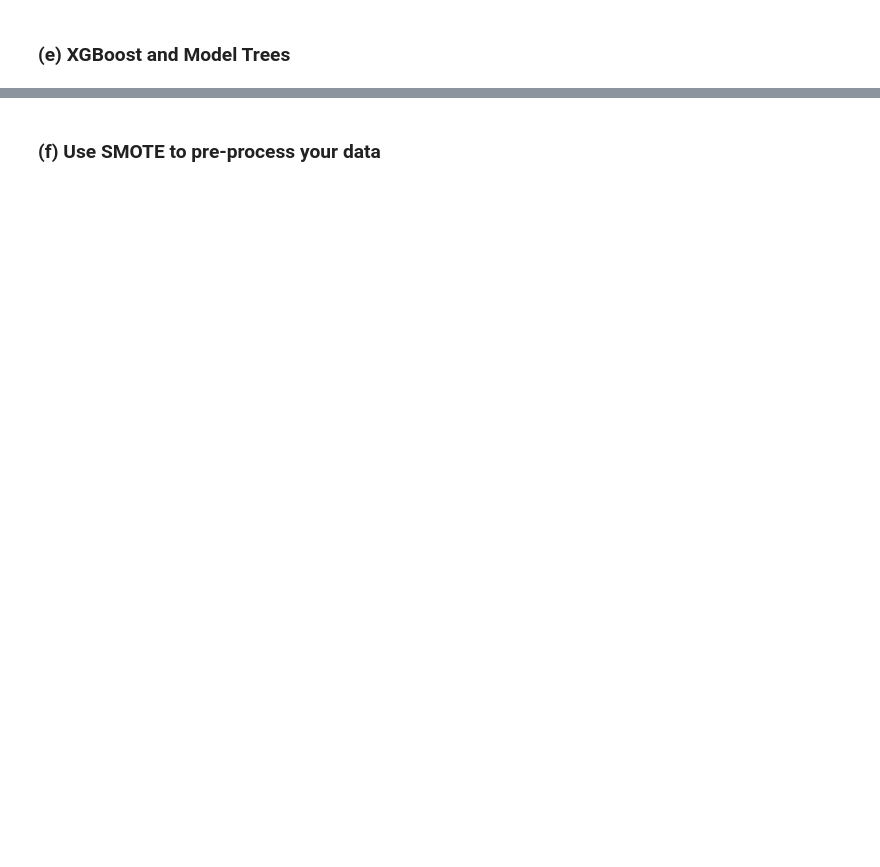
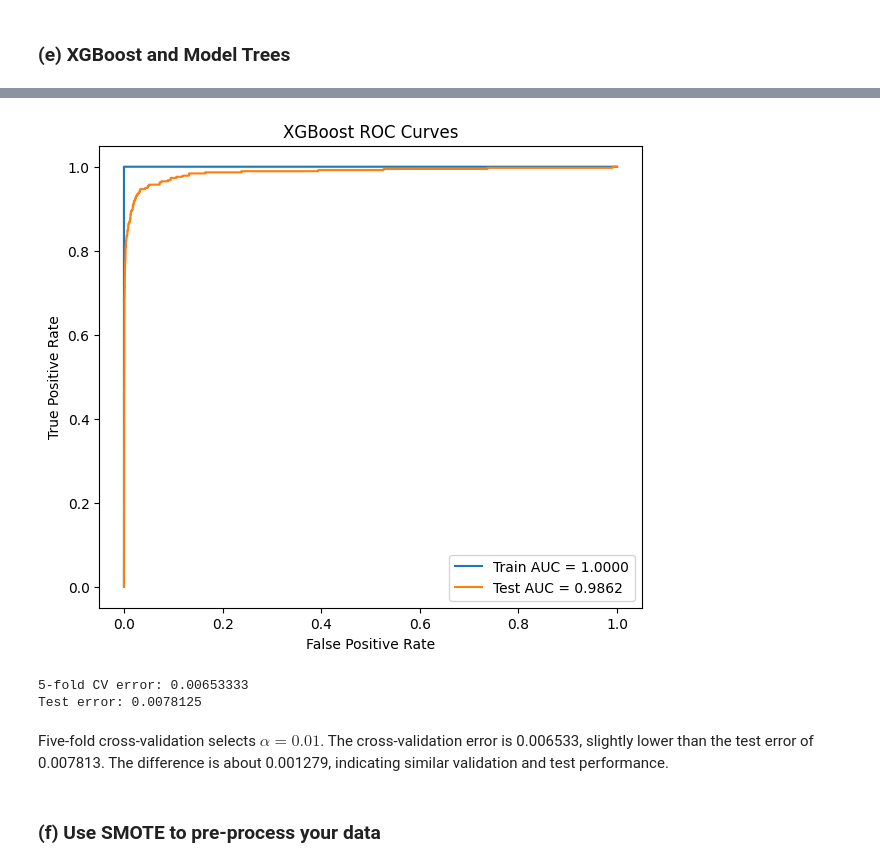
Before and after one commit to cxieusc/DSCI_552_HW6, a Jupyter notebook: notebook/Xie_Chong_HW6.ipynb, the cells around one changed output, grey strips where cells are left out. Cells and saved outputs as stored; diff of their text form; code cells hidden in the pictures; blank space fills up the shorter version.

```diff
--- a/notebook/Xie_Chong_HW6.ipynb
+++ b/notebook/Xie_Chong_HW6.ipynb
@@ -308,2 +500,34 @@ The Out of Bag error estimate is less than the test error.
+# %%
+fpr_train_e, tpr_train_e, _ = roc_curve(
+    y_train_xgb, y_prob_train_e
+)
+fpr_test_e, tpr_test_e, _ = roc_curve(
+    y_test_xgb, y_prob_test_e
+)
+
+plt.figure(figsize=(7, 6))
+plt.plot(
+    fpr_train_e, tpr_train_e,
+    label=f"Train AUC = {train_auc_e:.4f}"
+)
+plt.plot(
+    fpr_test_e, tpr_test_e,
+    label=f"Test AUC = {test_auc_e:.4f}"
+)
+
+plt.xlabel("False Positive Rate")
+plt.ylabel("True Positive Rate")
+plt.title("XGBoost ROC Curves")
+plt.legend()
+plt.show()
+
+print(f"5-fold CV error: {cv_error_e:.6}")
+print(f"Test error: {test_error_e:.6}")
+# %% [output]
+[figure, added]
+5-fold CV error: 0.00653333
+Test error: 0.0078125
+# %% [markdown]
+Five-fold cross-validation selects $\alpha = 0.01$. The cross-validation error is 0.006533, slightly lower than the test error of 0.007813. The difference is about 0.001279, indicating similar validation and test performance.
 # %% [markdown]
 ### (f) Use SMOTE to pre-process your data
```
Also changed, not shown: parts of 19 cells of this notebook, 1 other file.
